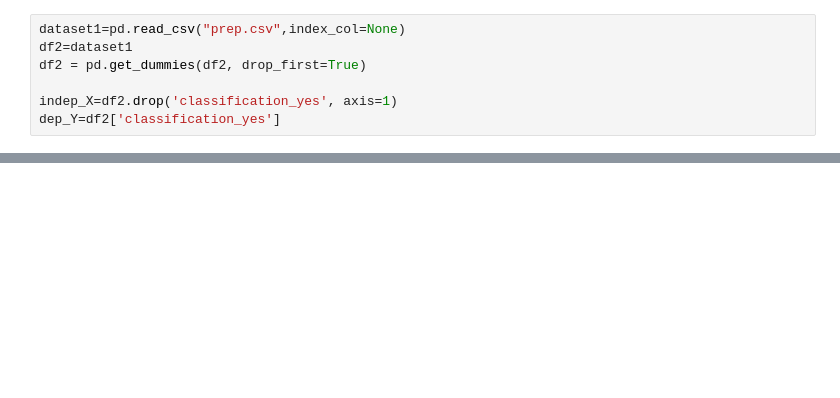
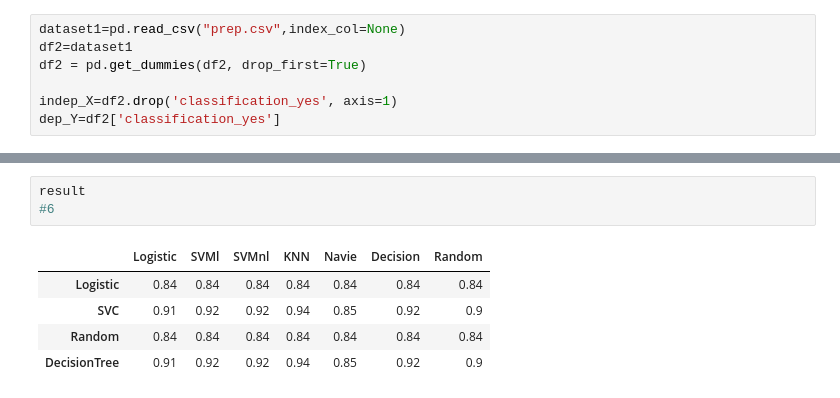
Before and after one commit to SindhiyaMaria/Week_8.Advanced-ML_Feature_Selection, a Jupyter notebook: RFE_Classification.ipynb, the cells around one changed output, grey strips where cells are left out. Saved outputs shown, nothing was run; the diff lists cells and outputs as text; blank space fills up the shorter version.

```diff
--- a/RFE_Classification.ipynb
+++ b/RFE_Classification.ipynb
@@ -471,0 +459,9 @@ result
+# %%
+result
+#6
+# %% [output]
+|  | Logistic | SVMl | SVMnl | KNN | Navie | Decision | Random |
+| Logistic | 0.84 | 0.84 | 0.84 | 0.84 | 0.84 | 0.84 | 0.84 |
+| SVC | 0.91 | 0.92 | 0.92 | 0.94 | 0.85 | 0.92 | 0.9 |
+| Random | 0.84 | 0.84 | 0.84 | 0.84 | 0.84 | 0.84 | 0.84 |
+| DecisionTree | 0.91 | 0.92 | 0.92 | 0.94 | 0.85 | 0.92 | 0.9 |
```
Also changed, not shown: parts of 8 cells of this notebook.
